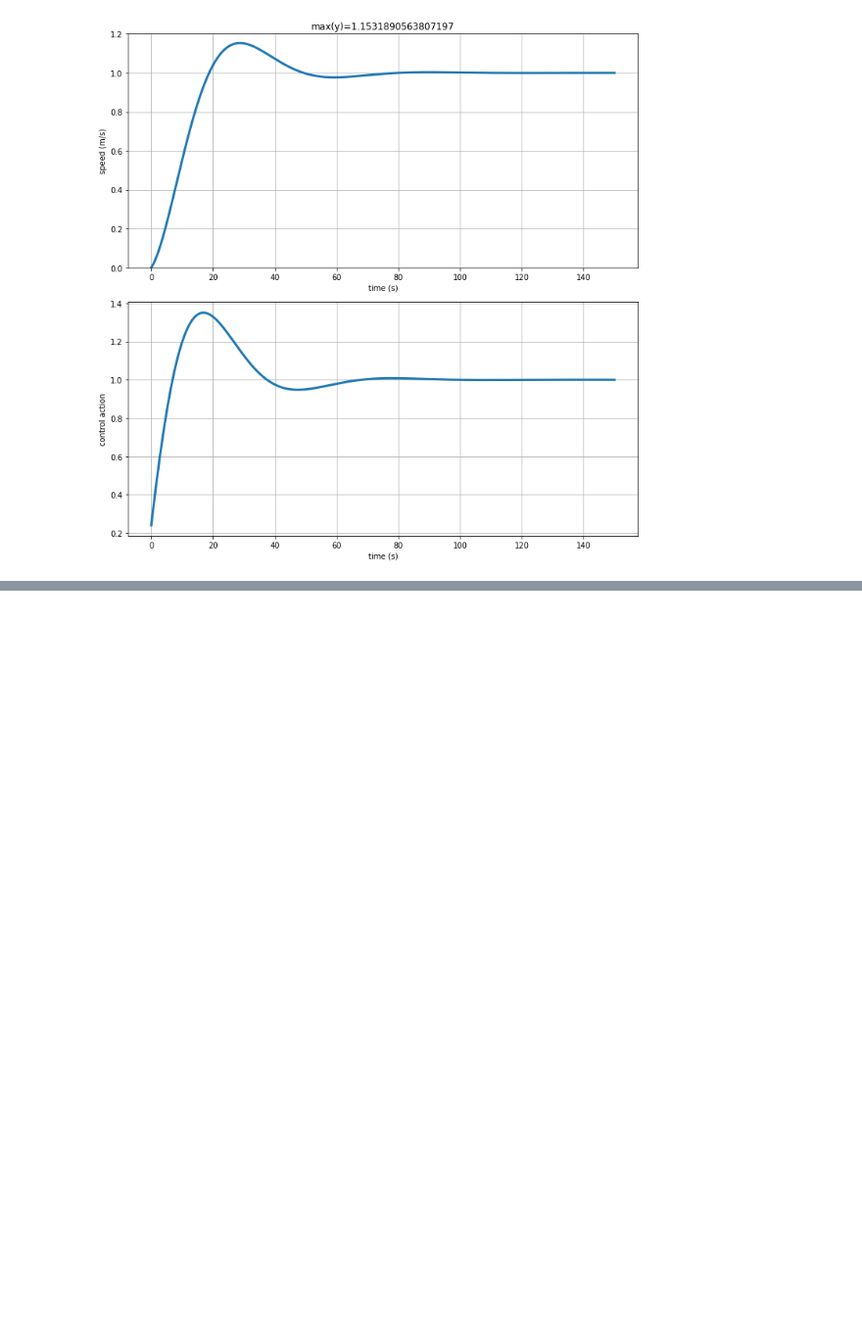
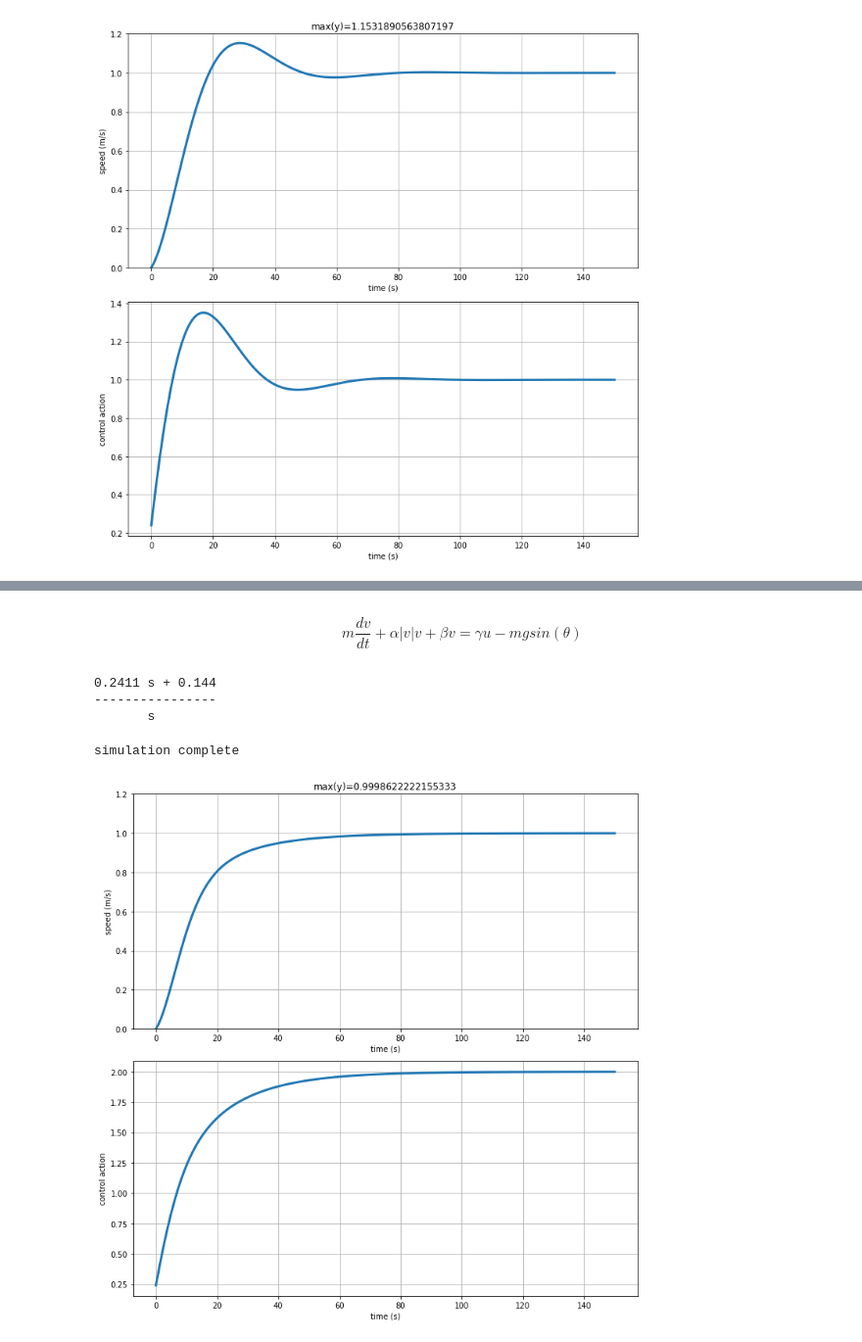
Before and after one commit to andreamunafo/classical_control_theory, a Jupyter notebook: 16_PID_Control.ipynb, the cells around one changed output, grey strips where cells are left out. Shown: that part at 98% size. Cells and saved outputs as stored; diff of their text form; code cells hidden in the pictures; blank space fills up the shorter version.

```diff
--- a/16_PID_Control.ipynb
+++ b/16_PID_Control.ipynb
@@ -733,8 +737,11 @@ position = []
 velocity = []
 time = []
 for t in np.arange(t0, tf, dt):
-    u = controller.send((t, car._x_2, desired_velocity))
+    # feedback loop
+    u = controller.send((t, car.speedometer()[0], desired_velocity))
     car.step(dt, u, theta)
+
+    # plot
     x, y, v = car.sensor_i()
     position.append((x,y))
     velocity.append(v)
@@ -971,0 +991,2 @@ fig.tight_layout()
+# %% [markdown]
+$$m\frac{dv}{dt} + \alpha|v|v+\beta v = \gamma u-mgsin(\theta)$$
@@ -971,0 +995,67 @@ fig.tight_layout()
+# %%
+Ki = 0.1440000
+Kp = 0.2410951014356577
+Kd = 0
+PID_s = Kp + Ki/s + Kd*s
+print(PID_s)
+# %% [output]
+0.2411 s + 0.144
+----------------
+       s
+# %%
+# We select the car initial conditions (position and velocity)
+x_0 = (0,0,0)
+
+# We create our car
+car = Car(x_0, params) # before we had: LinearCar(x_0, params)
+
+# We define out inputs:
+theta = np.radians(0) # disturbance
+u = 0                 # Initial Input
+
+controller = PID(Kp=Kp, Ki=Ki, Kd=0)        # create pid control (Kp, Ki, Kd)
+controller.send(None)               # initialize
+
+desired_velocity = 1
+
+# And finally we define the simulation parameters
+t0, tf, dt = 0, 150, 0.01 # time
+
+position = []
+velocity = []
+time = []
+control_action = []
+for t in np.arange(t0, tf, dt):
+    # feedback loop
+    u = controller.send((t, car.speedometer()[0], desired_velocity))
+    car.step(dt, u, theta)
+
+    # plot
+    x, y, v = car.sensor_i()
+    control_action.append(u)
+    position.append((x,y))
+    velocity.append(v)
+    time.append(t)
+
+print('simulation complete')
+# %% [output]
+simulation complete
+# %%
+fig, axs = plt.subplots(2, 1, figsize=(10, 10));
+
+axs[0].plot(time, velocity, linewidth=3)
+axs[0].set_title('max(y)={}'.format(max(velocity)))
+axs[0].set_ylim(0, 1.2)
+axs[0].set_xlabel('time (s)')
+axs[0].set_ylabel('speed (m/s)');
+axs[0].grid();
+
+
+axs[1].plot(time, control_action, linewidth=3)
+axs[1].set_xlabel('time (s)')
+axs[1].set_ylabel('control action');
+axs[1].grid();
+
+fig.tight_layout()
+# %% [output]
+[figure, added]
```
Also changed, not shown: parts of 14 cells of this notebook.
